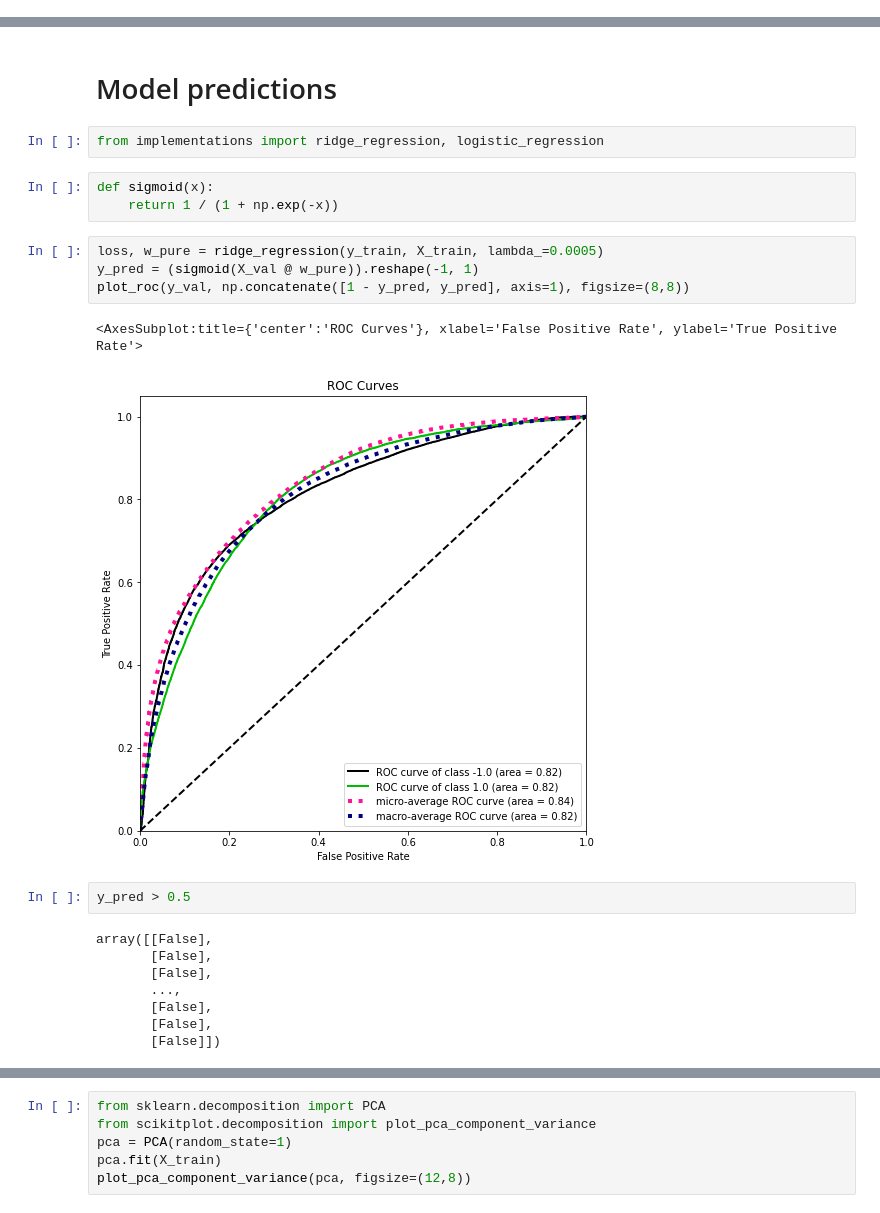
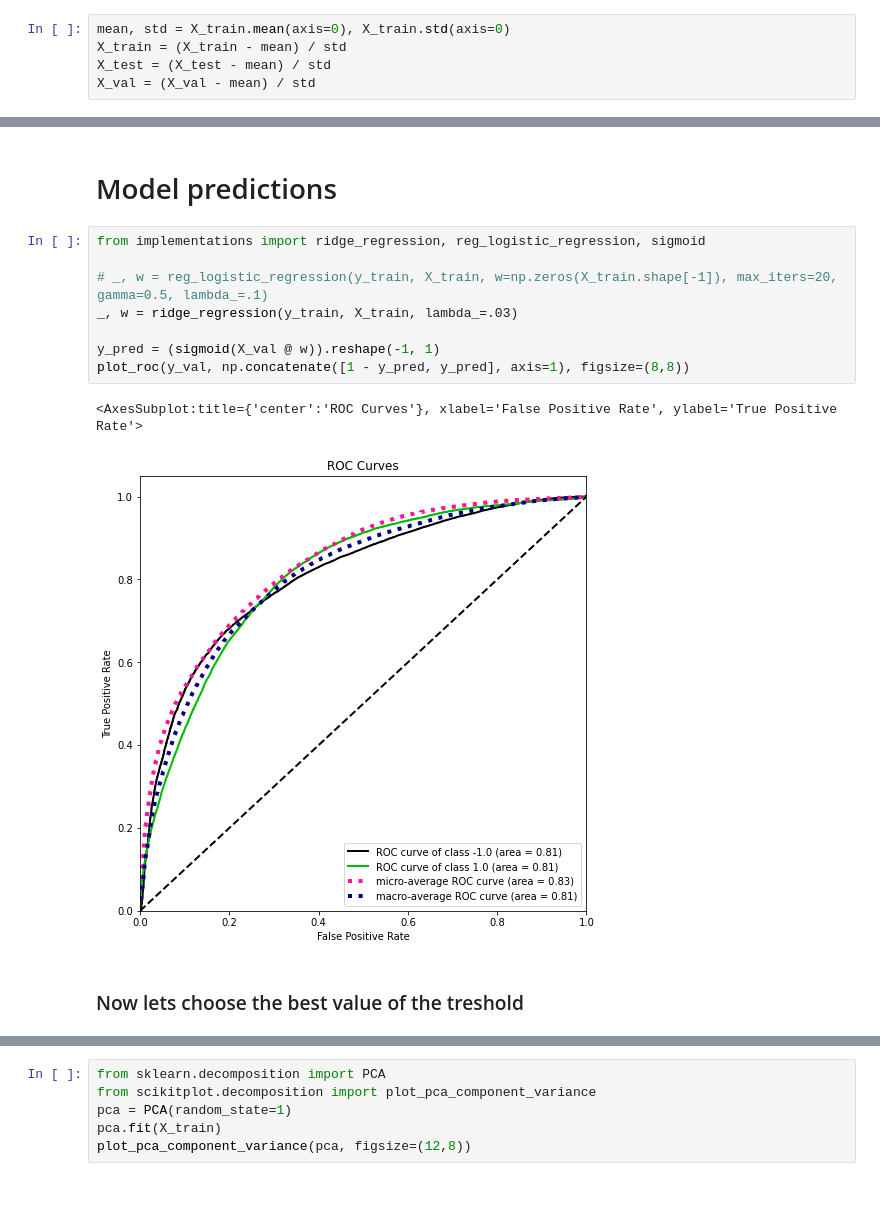
Before and after one commit to maximzubkov/ML_course, a Jupyter notebook: projects/project1/features.ipynb, the cells around one changed output, grey strips where cells are left out. Cells and saved outputs as stored; diff of their text form.

```diff
--- a/projects/project1/features.ipynb
+++ b/projects/project1/features.ipynb
@@ -199,3 +201,8 @@ for i in range(X_train.shape[1]):
+# %%
+mean, std = X_train.mean(axis=0), X_train.std(axis=0)
+X_train = (X_train - mean) / std
+X_test = (X_test - mean) / std
+X_val = (X_val - mean) / std
 # %% [markdown]
 ### Next thing we can observe is that `PRI_met_sumet` is a cathegorial feature, having 4 distinct values. In this regard we create 4 features from it
 # %%
@@ -228,24 +235,15 @@ X_test = np.concatenate([X_test, np.ones(X_test.shape[0]).reshape(-1, 1)], axis=
 # %% [markdown]
 # Model predictions
 # %%
-from implementations import ridge_regression, logistic_regression
+from implementations import ridge_regression, reg_logistic_regression, sigmoid
+
+# _, w = reg_logistic_regression(y_train, X_train, w=np.zeros(X_train.shape[-1]), max_iters=20, gamma=0.5, lambda_=.1)
+_, w = ridge_regression(y_train, X_train, lambda_=.03)
+
+y_pred = (sigmoid(X_val @ w)).reshape(-1, 1)
+plot_roc(y_val, np.concatenate([1 - y_pred, y_pred], axis=1), figsize=(8,8))
+# %% [output]
+<AxesSubplot:title={'center':'ROC Curves'}, xlabel='False Positive Rate', ylabel='True Positive Rate'>
+[figure, added]
-# %%
-def sigmoid(x):
-    return 1 / (1 + np.exp(-x))
-# %%
-loss, w_pure = ridge_regression(y_train, X_train, lambda_=0.0005)
-y_pred = (sigmoid(X_val @ w_pure)).reshape(-1, 1)
-plot_roc(y_val, np.concatenate([1 - y_pred, y_pred], axis=1), figsize=(8,8))
-# %% [output]
-<AxesSubplot:title={'center':'ROC Curves'}, xlabel='False Positive Rate', ylabel='True Positive Rate'>
-[figure, removed]
-# %%
-y_pred > 0.5
-# %% [output]
-array([[False],
-       [False],
-       [False],
-       ...,
-       [False],
-       [False],
-       [False]])
+# %% [markdown]
+### Now lets choose the best value of the treshold
```
Also changed, not shown: parts of 19 cells of this notebook.
